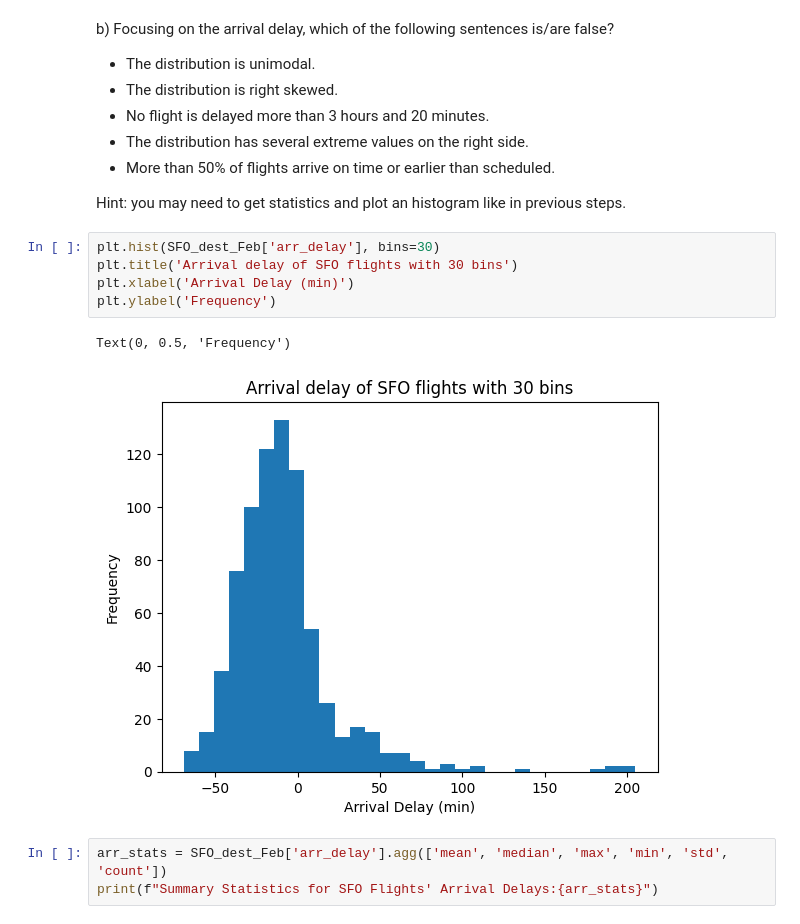
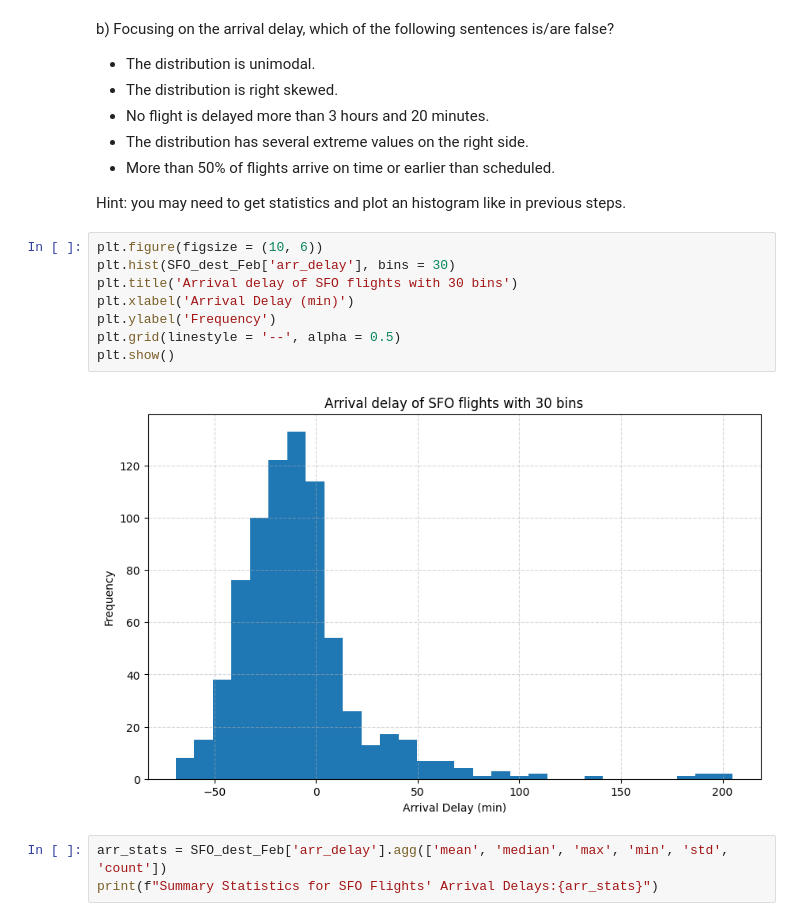
Before and after one commit to SergioCuencaNunez/isc-labs, a Jupyter notebook: unit 4/lab4.ipynb, the cells around one changed output. Saved outputs shown, nothing was run; the diff lists cells and outputs as text.

```diff
--- a/unit 4/lab4.ipynb
+++ b/unit 4/lab4.ipynb
@@ -323,13 +326,15 @@ b) Focusing on the arrival delay, which of the following sentences is/are false?
 
 Hint: you may need to get statistics and plot an histogram like in previous steps.
 # %%
-plt.hist(SFO_dest_Feb['arr_delay'], bins=30)
+plt.figure(figsize = (10, 6))
+plt.hist(SFO_dest_Feb['arr_delay'], bins = 30)
 plt.title('Arrival delay of SFO flights with 30 bins')
 plt.xlabel('Arrival Delay (min)')
 plt.ylabel('Frequency')
+plt.grid(linestyle = '--', alpha = 0.5)
+plt.show()
 # %% [output]
-Text(0, 0.5, 'Frequency')
-[figure, old version]
+[figure, new version]
 # %%
 arr_stats = SFO_dest_Feb['arr_delay'].agg(['mean', 'median', 'max', 'min', 'std', 'count'])
 print(f"Summary Statistics for SFO Flights' Arrival Delays:{arr_stats}")
```
Also changed, not shown: parts of 7 cells of this notebook, 1 other file.
